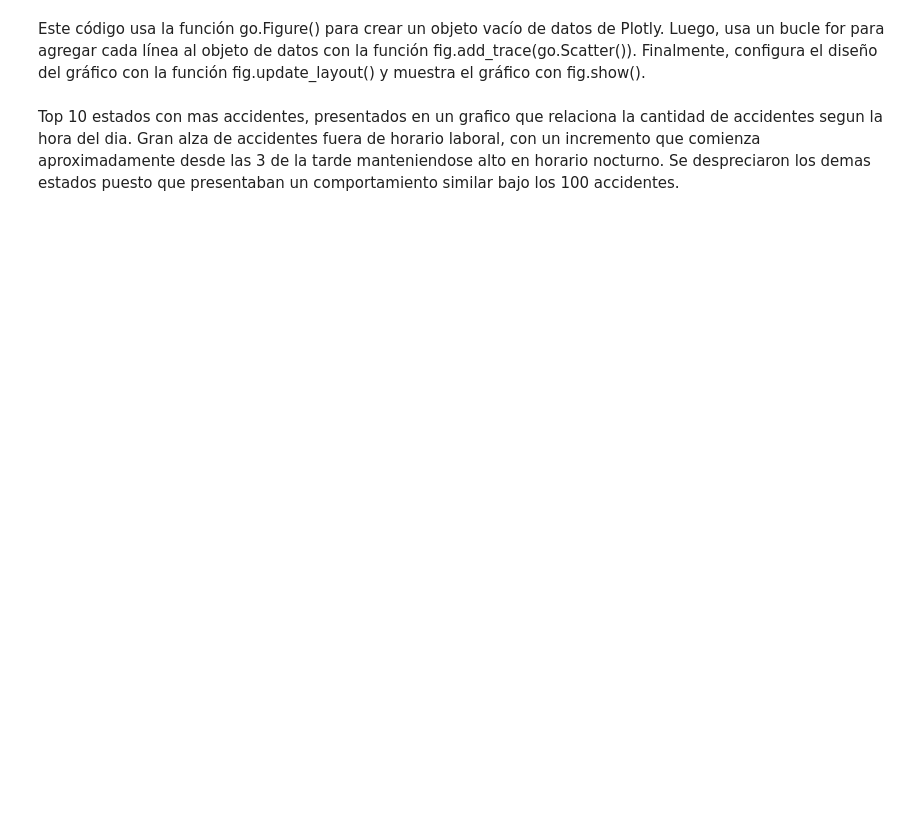
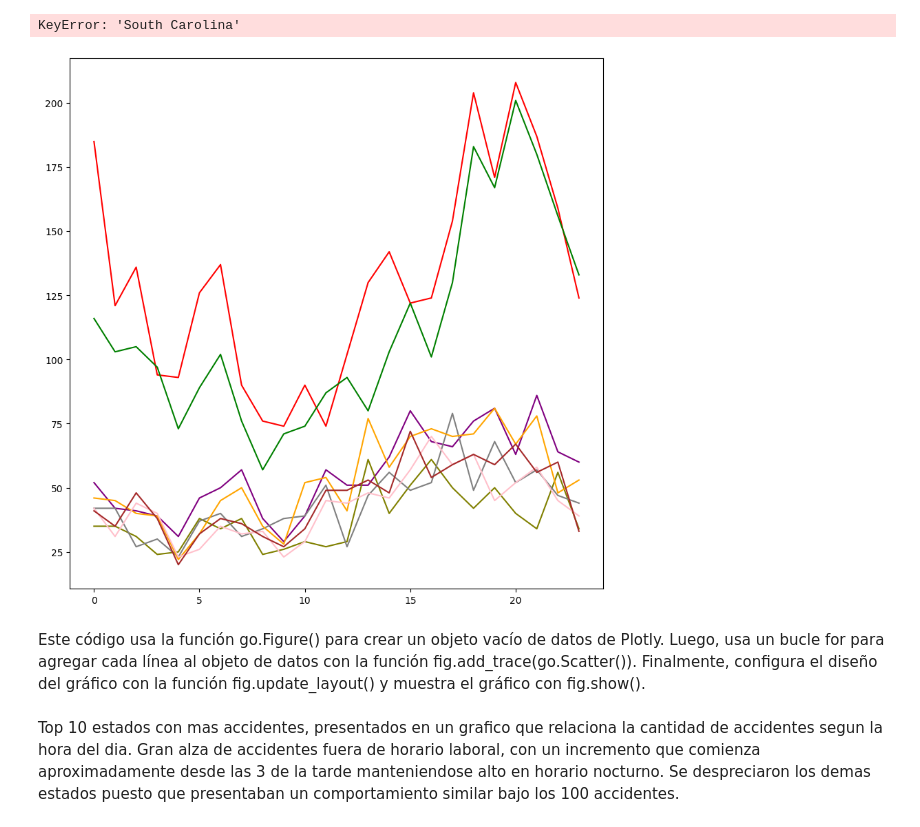
Before and after one commit to AddlesC/S1-add, a Jupyter notebook: Analisis_Hora.ipynb, the cells around one changed output. Cells and saved outputs as stored; diff of their text form; code cells hidden in the pictures; blank space fills up the shorter version.

```diff
--- a/Analisis_Hora.ipynb
+++ b/Analisis_Hora.ipynb
@@ -1,3 +1,73 @@
+# %%
+import numpy as np
+import matplotlib.pyplot as plt
+from google.cloud import bigquery
+
+# Conexión al cliente de BigQuery
+client = bigquery.Client(project='poto-382221')
+
+# Consulta SQL
+query = """
+SELECT
+    state_name,
+    EXTRACT(HOUR FROM timestamp_of_crash) AS hour,
+    COUNT(*) AS num_accidents
+FROM `bigquery-public-data.nhtsa_traffic_fatalities.accident_2015`
+WHERE state_name IN (
+    SELECT state_name
+    FROM (
+        SELECT
+            state_name,
+            SUM(number_of_fatalities) AS total_fatalities
+        FROM `bigquery-public-data.nhtsa_traffic_fatalities.accident_2015`
+        GROUP BY state_name
+        ORDER BY total_fatalities DESC
+        LIMIT 10
+    )
+)
+GROUP BY state_name, hour
+ORDER BY state_name, hour
+"""
+
+# Ejecutar la consulta
+query_job = client.query(query)
+results = query_job.result()
+
+# Convertir los resultados a un dataframe de Pandas
+results_df = results.to_dataframe()
+
+# Crear un diccionario para mapear los nombres de los estados a un color
+state_colors = {
+    'California': 'red',
+    'Texas': 'blue',
+    'Florida': 'green',
+    'Georgia': 'purple',
+    'North Carolina': 'orange',
+    'Pennsylvania': 'brown',
+    'Ohio': 'pink',
+    'New York': 'gray',
+    'Illinois': 'olive',
+    'Michigan': 'cyan'
+}
+
+# Crear un gráfico de líneas para cada estado
+fig, axs = plt.subplots(figsize=(10, 10))
+
+for state in results_df['state_name'].unique():
+    state_data = results_df[results_df['state_name'] == state]
+    axs.plot(state_data['hour'], state_data['num_accidents'], label=state, color=state_colors[state])
+
+# Configurar la leyenda, los títulos y las etiquetas de los ejes
+axs.set_title('Número de accidentes por hora y estado (2015)')
+axs.set_xlabel('Hora')
+axs.set_ylabel('Número de accidentes')
+axs.legend()
+
+# Mostrar el gráfico
+plt.show()
+# %% [output]
+KeyError: 'South Carolina'
+[figure, added]
 # %%
 import plotly.graph_objs as go
 from google.cloud import bigquery
```
